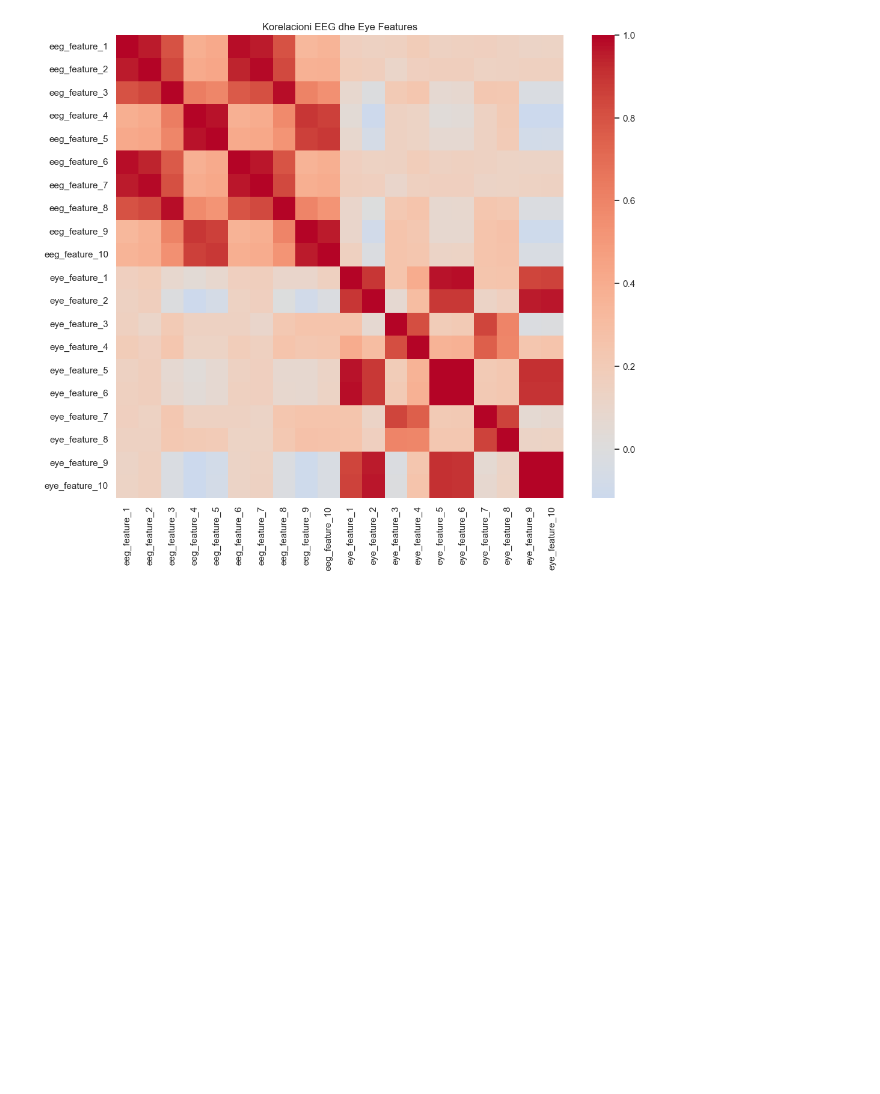
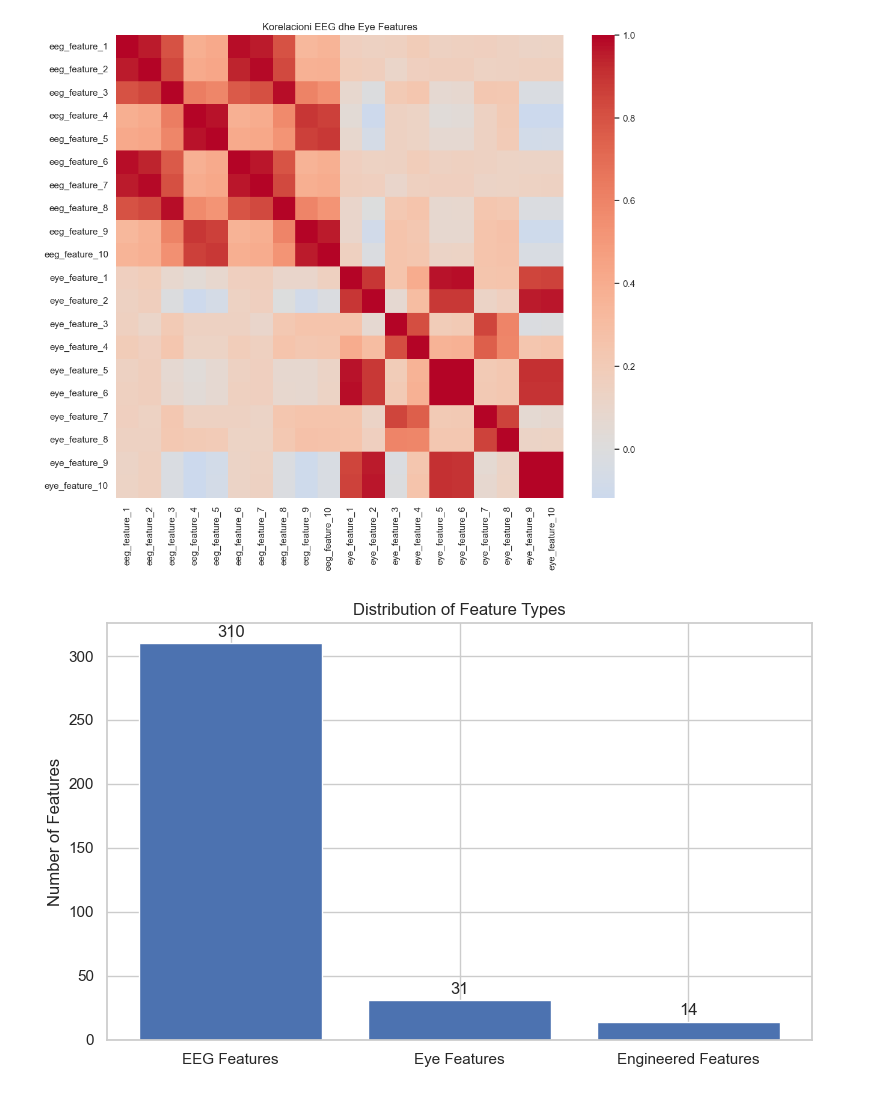
Before and after one commit to Gresita/NeuroSense, a Jupyter notebook: visualizations/visualizations.ipynb, the cells around one changed output. Cells and saved outputs as stored; diff of their text form; code cells hidden in the pictures; blank space fills up the shorter version.

```diff
--- a/visualizations/visualizations.ipynb
+++ b/visualizations/visualizations.ipynb
@@ -172,3 +172,29 @@ plt.title("Korelacioni EEG dhe Eye Features")
 plt.show()
 # %% [output]
 [figure]
+# %%
+import matplotlib.pyplot as plt
+
+feature_counts = {
+    "EEG Features": 310,
+    "Eye Features": 31,
+    "Engineered Features": 14
+}
+
+plt.figure(figsize=(8,5))
+
+plt.bar(
+    feature_counts.keys(),
+    feature_counts.values()
+)
+
+plt.title("Distribution of Feature Types")
+plt.ylabel("Number of Features")
+
+for i, value in enumerate(feature_counts.values()):
+    plt.text(i, value + 5, str(value), ha="center")
+
+plt.tight_layout()
+plt.show()
+# %% [output]
+[figure, added]
```
Also changed, not shown: parts of 3 cells of this notebook, 6 other files.
